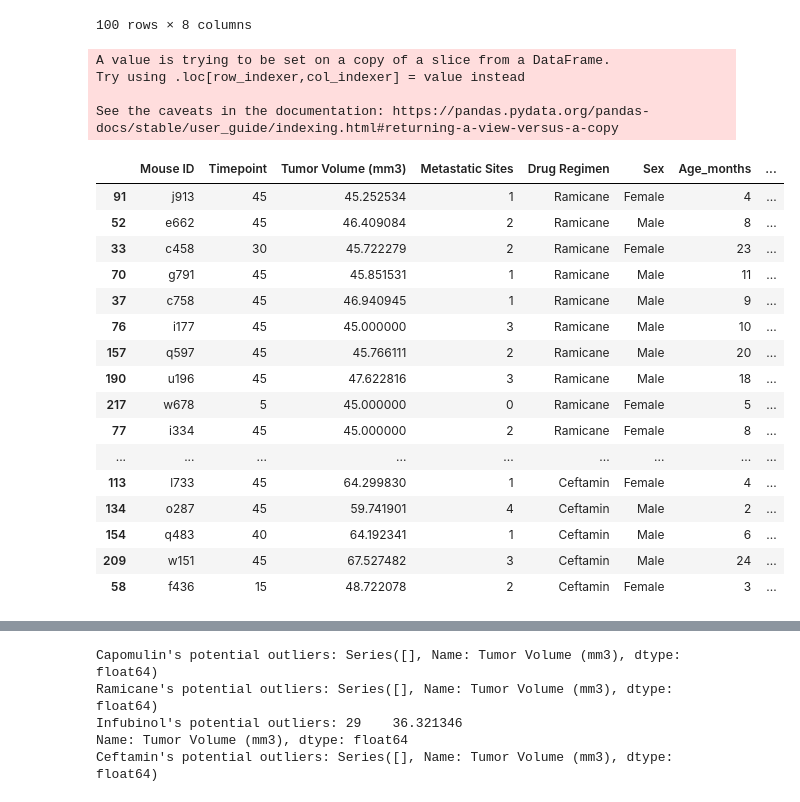
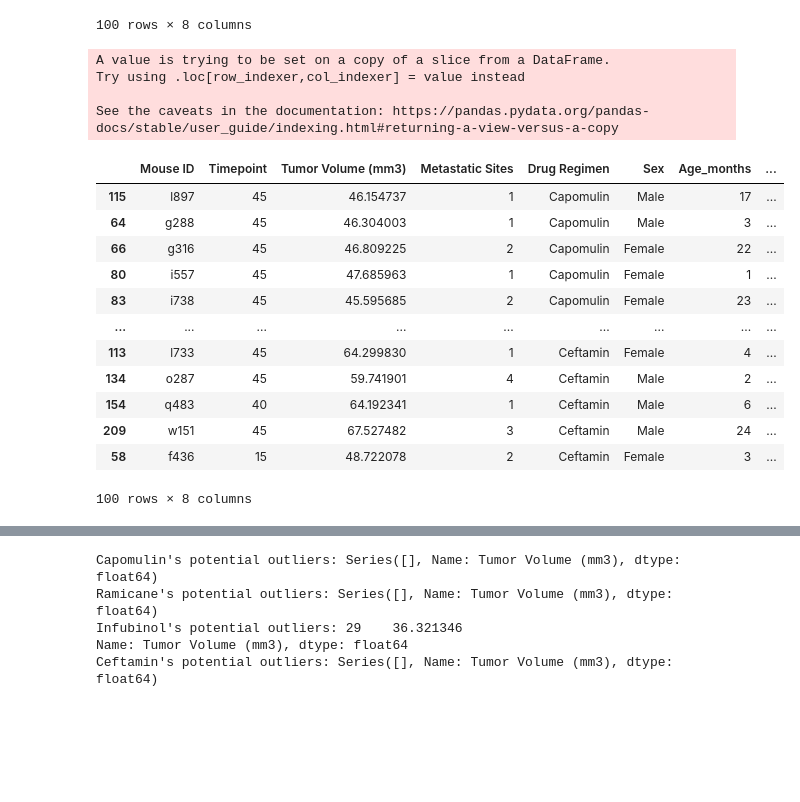
Before and after one commit to alfonsocamero/python-matplotlib-challenge, a Jupyter notebook: Pymaceuticals/pymaceuticals.ipynb, the cells around one changed output, grey strips where cells are left out. Drawn from its saved outputs; the diff is of its cells as text; code cells hidden in the pictures; blank space fills up the shorter version.

```diff
--- a/Pymaceuticals/pymaceuticals.ipynb
+++ b/Pymaceuticals/pymaceuticals.ipynb
@@ -424,30 +424,26 @@ regi_plot
 # %%
 #Sort Drug Regimens column by drug
 regi_plot['Drug Regimen'] = pd.Categorical(regi_plot['Drug Regimen'], ["Capomulin", "Ramicane", "Infubinol", "Ceftamin"])
 sorted_regi_plot = regi_plot.sort_values("Drug Regimen")
-sorted_regi_plot.tail(60)
+sorted_regi_plot
 # %% [output]
 A value is trying to be set on a copy of a slice from a DataFrame.
 Try using .loc[row_indexer,col_indexer] = value instead
 
 See the caveats in the documentation: https://pandas.pydata.org/pandas-docs/stable/user_guide/indexing.html#returning-a-view-versus-a-copy
 |  | Mouse ID | Timepoint | Tumor Volume (mm3) | Metastatic Sites | Drug Regimen | Sex | Age_months | ... |
-| 91 | j913 | 45 | 45.252534 | 1 | Ramicane | Female | 4 | ... |
-| 52 | e662 | 45 | 46.409084 | 2 | Ramicane | Male | 8 | ... |
-| 33 | c458 | 30 | 45.722279 | 2 | Ramicane | Female | 23 | ... |
-| 70 | g791 | 45 | 45.851531 | 1 | Ramicane | Male | 11 | ... |
-| 37 | c758 | 45 | 46.940945 | 1 | Ramicane | Male | 9 | ... |
-| 76 | i177 | 45 | 45.000000 | 3 | Ramicane | Male | 10 | ... |
-| 157 | q597 | 45 | 45.766111 | 2 | Ramicane | Male | 20 | ... |
-| 190 | u196 | 45 | 47.622816 | 3 | Ramicane | Male | 18 | ... |
-| 217 | w678 | 5 | 45.000000 | 0 | Ramicane | Female | 5 | ... |
-| 77 | i334 | 45 | 45.000000 | 2 | Ramicane | Female | 8 | ... |
+| 115 | l897 | 45 | 46.154737 | 1 | Capomulin | Male | 17 | ... |
+| 64 | g288 | 45 | 46.304003 | 1 | Capomulin | Male | 3 | ... |
+| 66 | g316 | 45 | 46.809225 | 2 | Capomulin | Female | 22 | ... |
+| 80 | i557 | 45 | 47.685963 | 1 | Capomulin | Female | 1 | ... |
+| 83 | i738 | 45 | 45.595685 | 2 | Capomulin | Female | 23 | ... |
 | ... | ... | ... | ... | ... | ... | ... | ... | ... |
 | 113 | l733 | 45 | 64.299830 | 1 | Ceftamin | Female | 4 | ... |
 | 134 | o287 | 45 | 59.741901 | 4 | Ceftamin | Male | 2 | ... |
 | 154 | q483 | 40 | 64.192341 | 1 | Ceftamin | Male | 6 | ... |
 | 209 | w151 | 45 | 67.527482 | 3 | Ceftamin | Male | 24 | ... |
 | 58 | f436 | 15 | 48.722078 | 2 | Ceftamin | Female | 3 | ... |
+100 rows × 8 columns
 # %%
 # Calculate the IQR and quantitatively determine if there are any potential outliers.
 # Computing IQR
```
Also changed, not shown: parts of 7 cells of this notebook.
